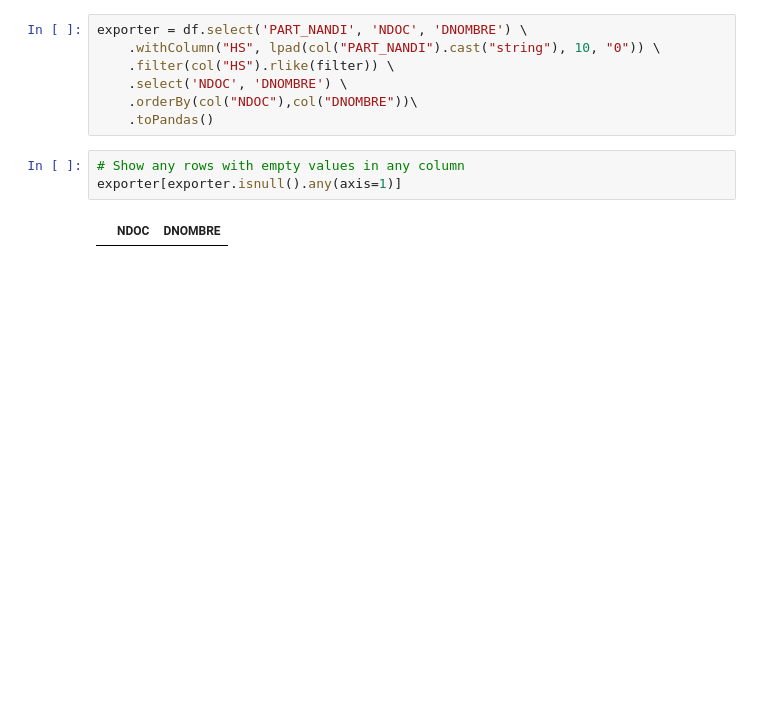
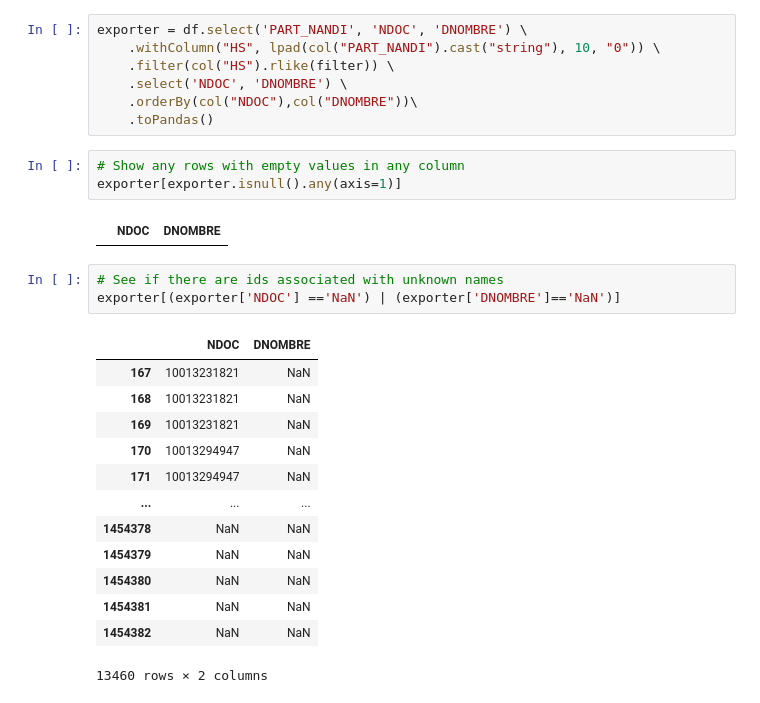
Before and after one commit to sergiopostigo/supertrade, a Jupyter notebook: exploratory_data_analysis/exports/eda_2.ipynb, the cells around one changed output. Cells and saved outputs as stored; diff of their text form; blank space fills up the shorter version.

```diff
--- a/exploratory_data_analysis/exports/eda_2.ipynb
+++ b/exploratory_data_analysis/exports/eda_2.ipynb
@@ -500,4 +558,21 @@ exporter = df.select('PART_NANDI', 'NDOC', 'DNOMBRE') \
 exporter[exporter.isnull().any(axis=1)]
 # %% [output]
 |  | NDOC | DNOMBRE |
+# %%
+# See if there are ids associated with unknown names
+exporter[(exporter['NDOC'] =='NaN') | (exporter['DNOMBRE']=='NaN')]
+# %% [output]
+|  | NDOC | DNOMBRE |
+| 167 | 10013231821 | NaN |
+| 168 | 10013231821 | NaN |
+| 169 | 10013231821 | NaN |
+| 170 | 10013294947 | NaN |
+| 171 | 10013294947 | NaN |
+| ... | ... | ... |
+| 1454378 | NaN | NaN |
+| 1454379 | NaN | NaN |
+| 1454380 | NaN | NaN |
+| 1454381 | NaN | NaN |
+| 1454382 | NaN | NaN |
+13460 rows × 2 columns
 # %%
```
Also changed, not shown: parts of 27 cells of this notebook, 5 other files.
